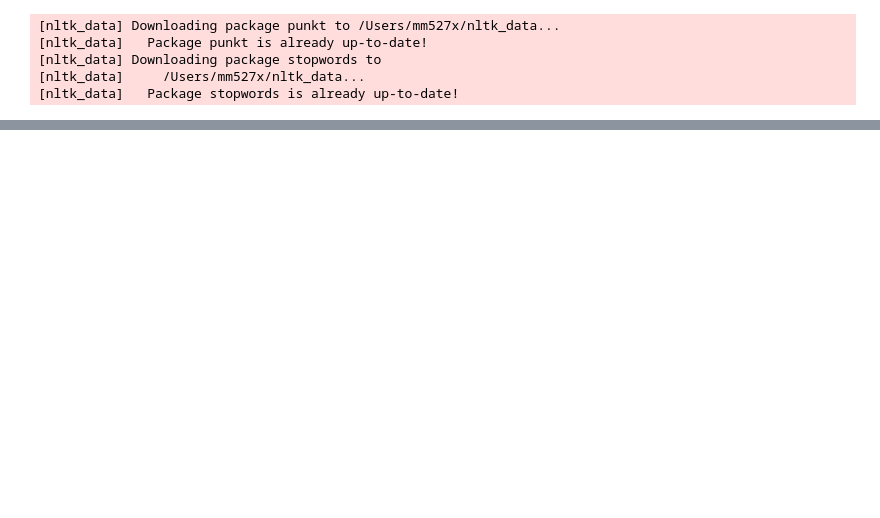
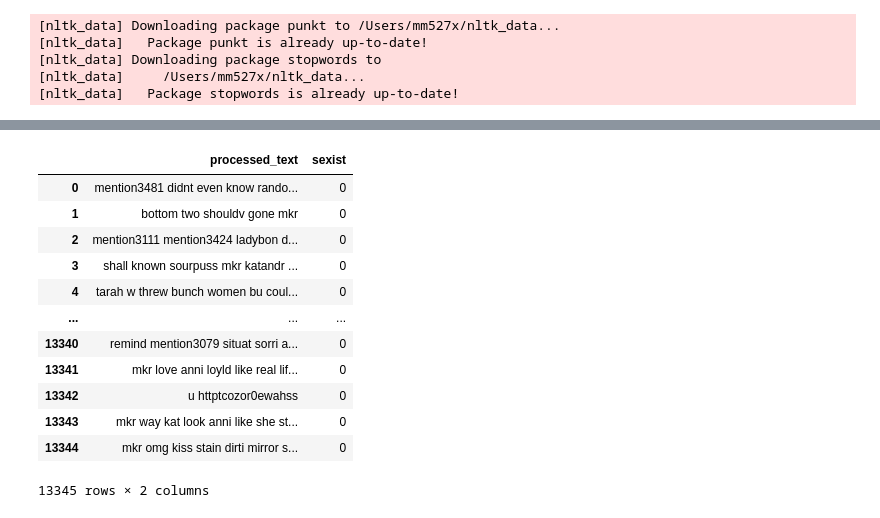
Before and after one commit to mathildemariemonge/IronMathildeLabs, a Jupyter notebook: Final Project/Call me out_workbook.ipynb, the cells around one changed output, grey strips where cells are left out. Saved outputs shown, nothing was run; the diff lists cells and outputs as text; code cells hidden in the pictures; blank space fills up the shorter version.

```diff
--- a/Final Project/Call me out_workbook.ipynb
+++ b/Final Project/Call me out_workbook.ipynb
@@ -149,0 +232,16 @@ df
+# %%
+df_stem
+# %% [output]
+|  | processed_text | sexist |
+| 0 | mention3481 didnt even know rando... | 0 |
+| 1 | bottom two shouldv gone mkr | 0 |
+| 2 | mention3111 mention3424 ladybon d... | 0 |
+| 3 | shall known sourpuss mkr katandr ... | 0 |
+| 4 | tarah w threw bunch women bu coul... | 0 |
+| ... | ... | ... |
+| 13340 | remind mention3079 situat sorri a... | 0 |
+| 13341 | mkr love anni loyld like real lif... | 0 |
+| 13342 | u httptcozor0ewahss | 0 |
+| 13343 | mkr way kat look anni like she st... | 0 |
+| 13344 | mkr omg kiss stain dirti mirror s... | 0 |
+13345 rows × 2 columns
```
Also changed, not shown: parts of 31 cells of this notebook, 2 other files.
